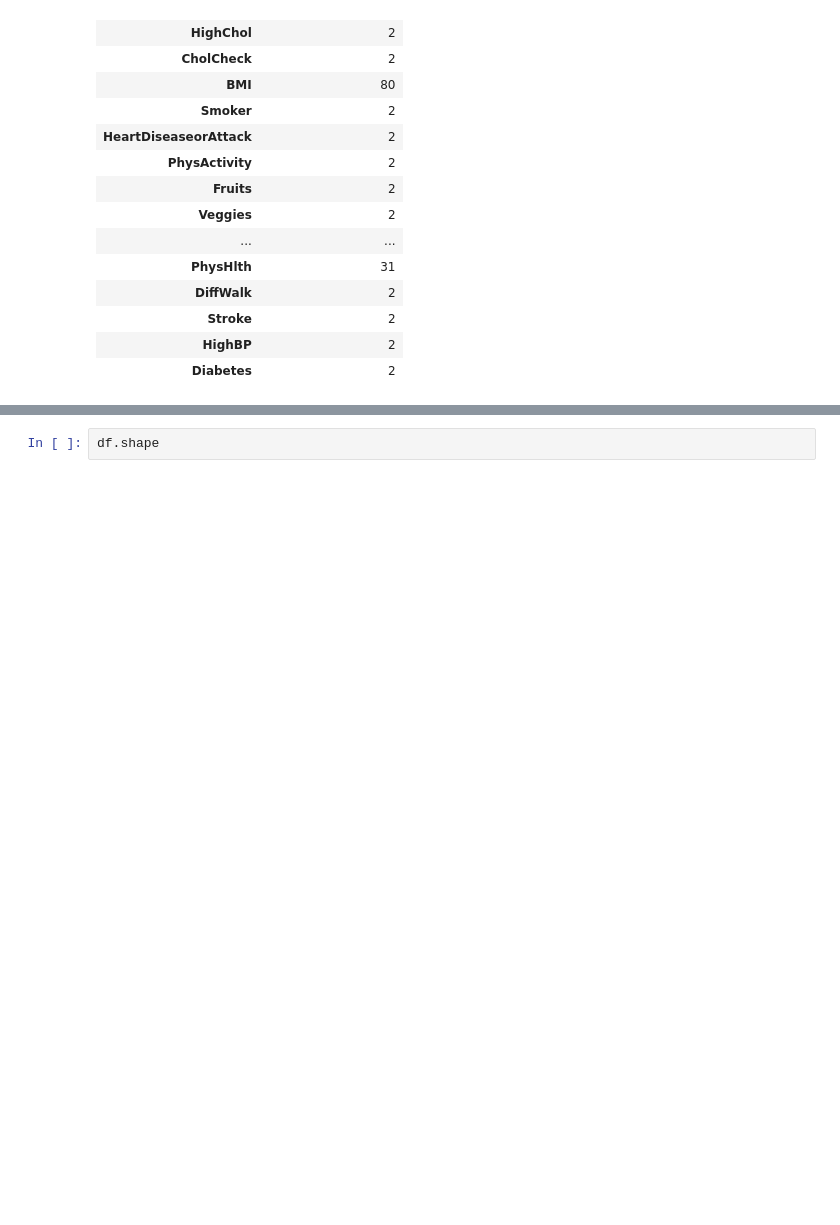
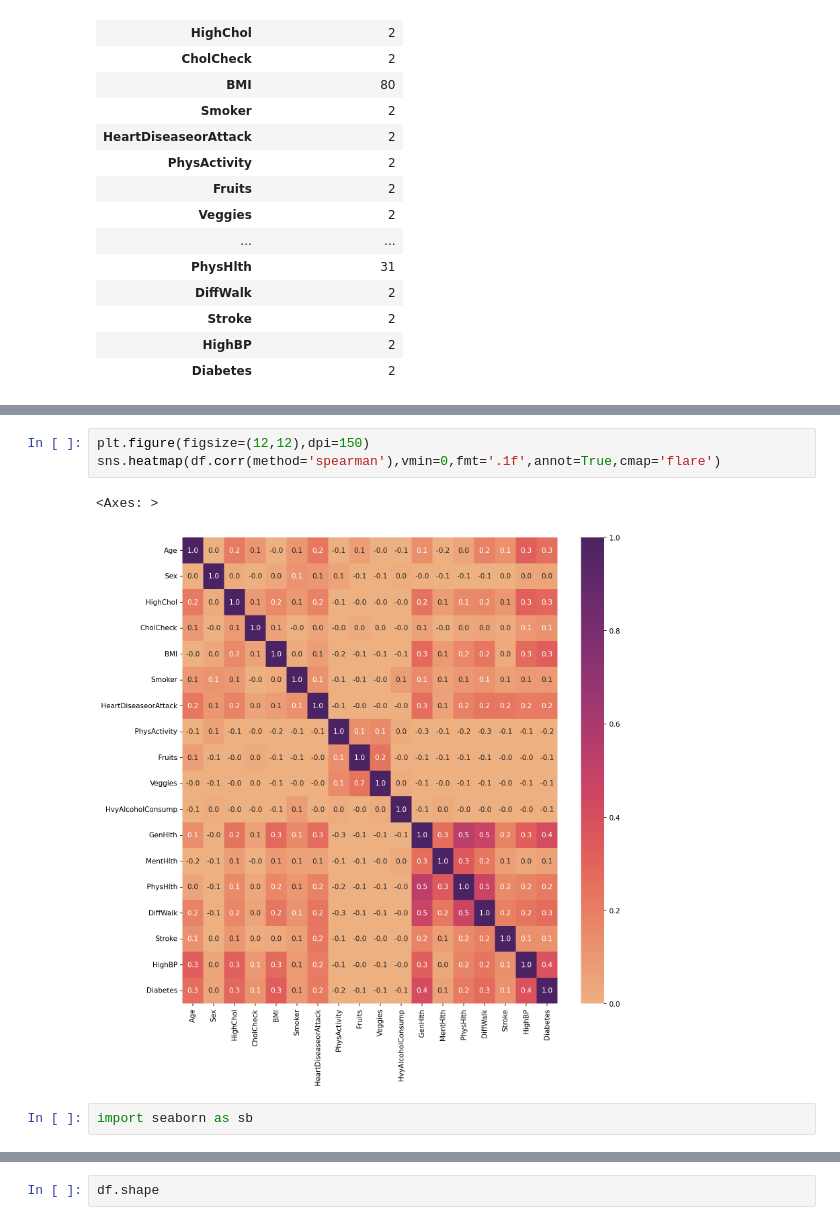
Before and after one commit to Sushil100040/Project-4, a Jupyter notebook: Resources/.ipynb, the cells around one changed output, grey strips where cells are left out. Saved outputs shown, nothing was run; the diff lists cells and outputs as text; blank space fills up the shorter version.

```diff
--- a/Resources/.ipynb
+++ b/Resources/.ipynb
@@ -60,0 +101,8 @@ pd.DataFrame(unique_values, index=['unique value count']).transpose()
+# %%
+plt.figure(figsize=(12,12),dpi=150)
+sns.heatmap(df.corr(method='spearman'),vmin=0,fmt='.1f',annot=True,cmap='flare')
+# %% [output]
+<Axes: >
+[figure, added]
+# %%
+import seaborn as sb
```
Also changed, not shown: parts of 8 cells of this notebook.
